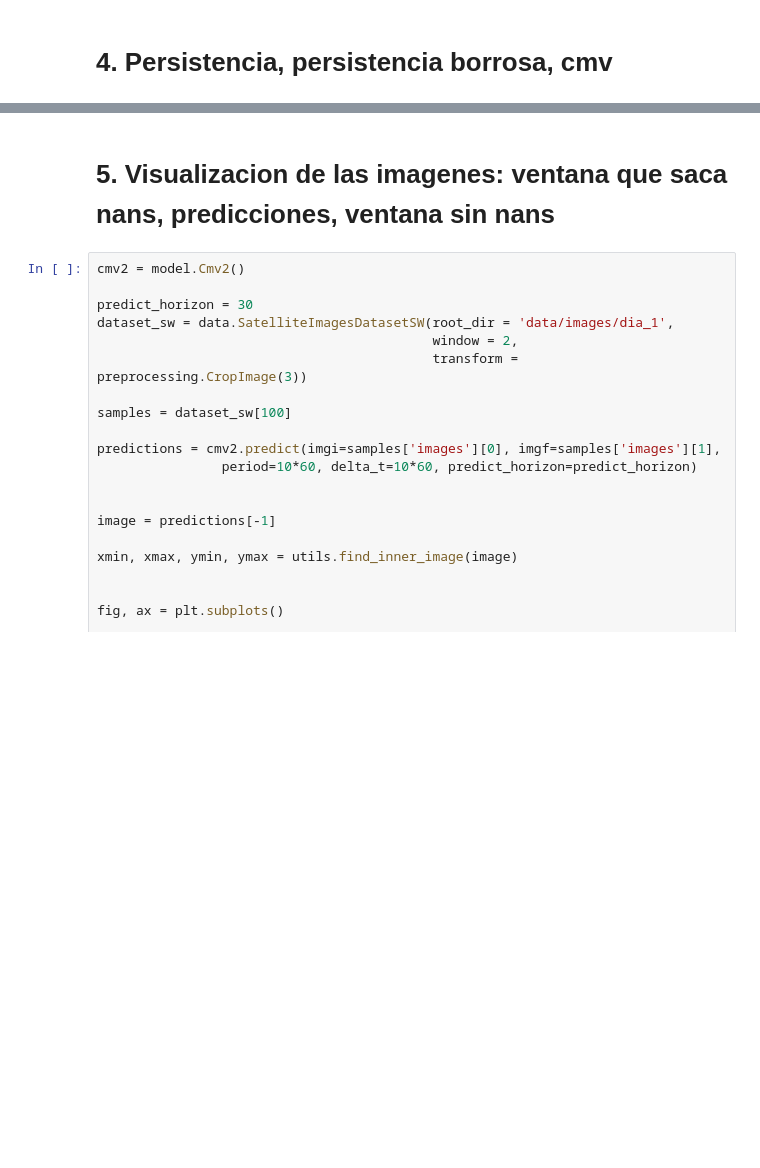
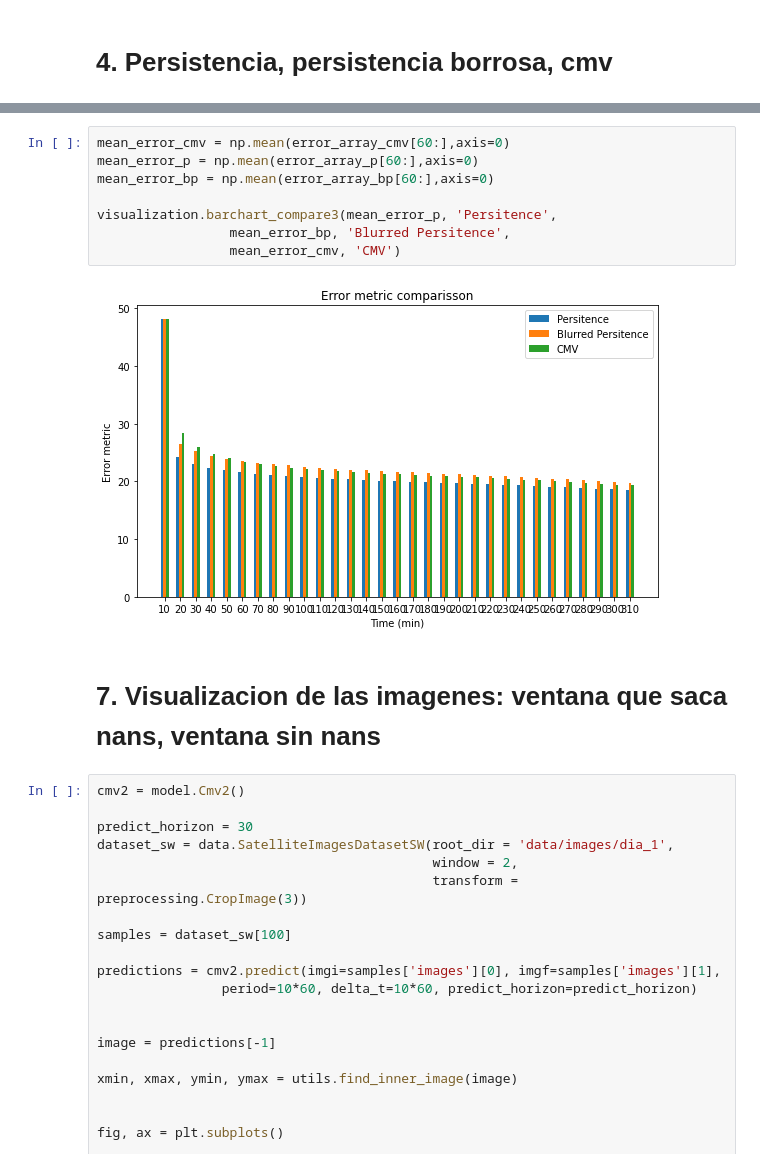
Before and after one commit to francomozo/deepCloud, a Jupyter notebook: nb-demo.ipynb, the cells around one changed output, grey strips where cells are left out. Cells and saved outputs as stored; diff of their text form; blank space fills up the shorter version.

```diff
--- a/nb-demo.ipynb
+++ b/nb-demo.ipynb
@@ -169,5 +190,15 @@ Predicted for:  112 images
+# %%
+mean_error_cmv = np.mean(error_array_cmv[60:],axis=0)
+mean_error_p = np.mean(error_array_p[60:],axis=0)
+mean_error_bp = np.mean(error_array_bp[60:],axis=0)
+
+visualization.barchart_compare3(mean_error_p, 'Persitence',
+                 mean_error_bp, 'Blurred Persitence',
+                 mean_error_cmv, 'CMV')
+# %% [output]
+[figure, added]
 # %% [markdown]
-# 5. Visualizacion de las imagenes: ventana que saca nans, predicciones, ventana sin nans
+# 7. Visualizacion de las imagenes: ventana que saca nans, ventana sin nans
 # %%
 cmv2 = model.Cmv2()
 
```
Also changed, not shown: parts of 7 cells of this notebook, 3 other files.
